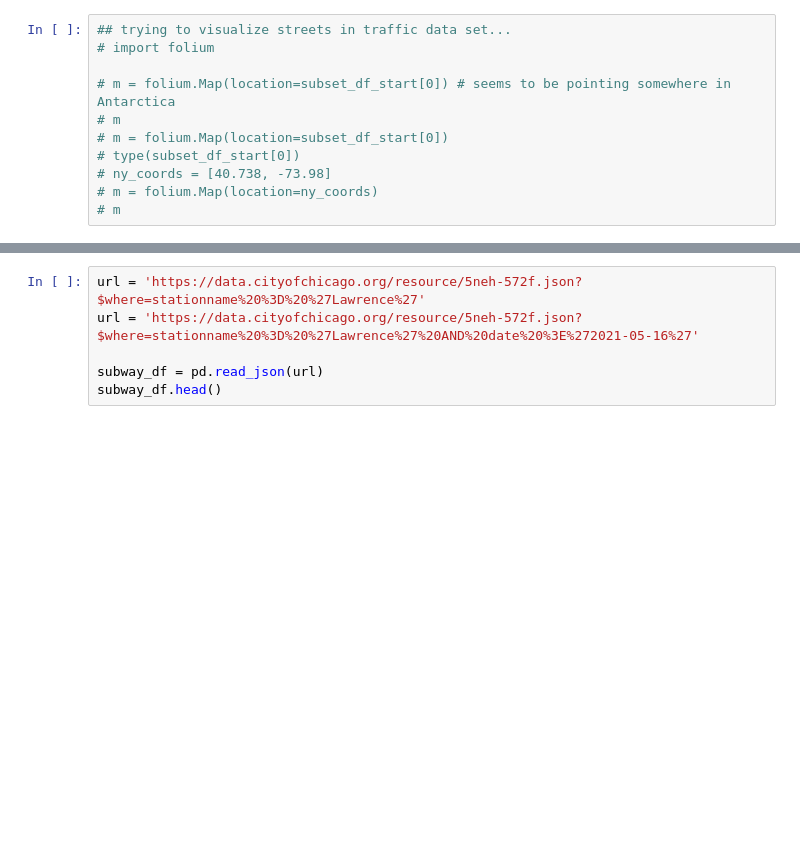
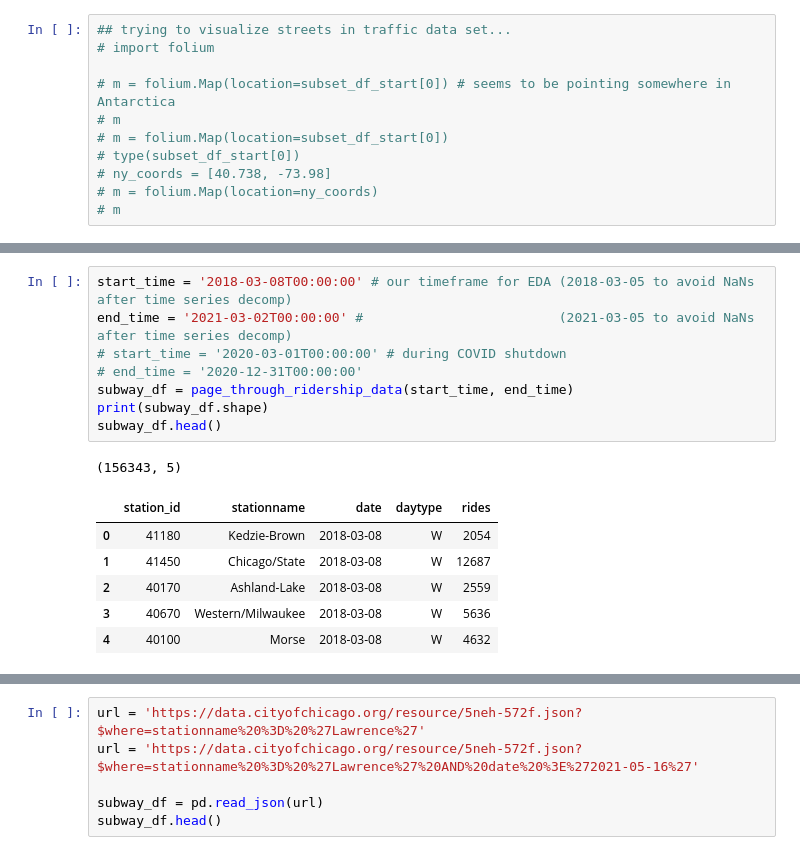
Before and after one commit to amandakhoo/data4all-team6, a Jupyter notebook: Chicago Subway Dataset EDA.ipynb, the cells around one changed output, grey strips where cells are left out. Saved outputs shown, nothing was run; the diff lists cells and outputs as text; blank space fills up the shorter version.

```diff
--- a/Chicago Subway Dataset EDA.ipynb
+++ b/Chicago Subway Dataset EDA.ipynb
@@ -19,0 +46,16 @@ import seaborn as sns
+# %%
+start_time = '2018-03-08T00:00:00' # our timeframe for EDA (2018-03-05 to avoid NaNs after time series decomp)
+end_time = '2021-03-02T00:00:00' #                         (2021-03-05 to avoid NaNs after time series decomp)
+# start_time = '2020-03-01T00:00:00' # during COVID shutdown
+# end_time = '2020-12-31T00:00:00'
+subway_df = page_through_ridership_data(start_time, end_time)
+print(subway_df.shape)
+subway_df.head()
+# %% [output]
+(156343, 5)
+|  | station_id | stationname | date | daytype | rides |
+| 0 | 41180 | Kedzie-Brown | 2018-03-08 | W | 2054 |
+| 1 | 41450 | Chicago/State | 2018-03-08 | W | 12687 |
+| 2 | 40170 | Ashland-Lake | 2018-03-08 | W | 2559 |
+| 3 | 40670 | Western/Milwaukee | 2018-03-08 | W | 5636 |
+| 4 | 40100 | Morse | 2018-03-08 | W | 4632 |
```
Also changed, not shown: parts of 5 cells of this notebook, 1 other file.
